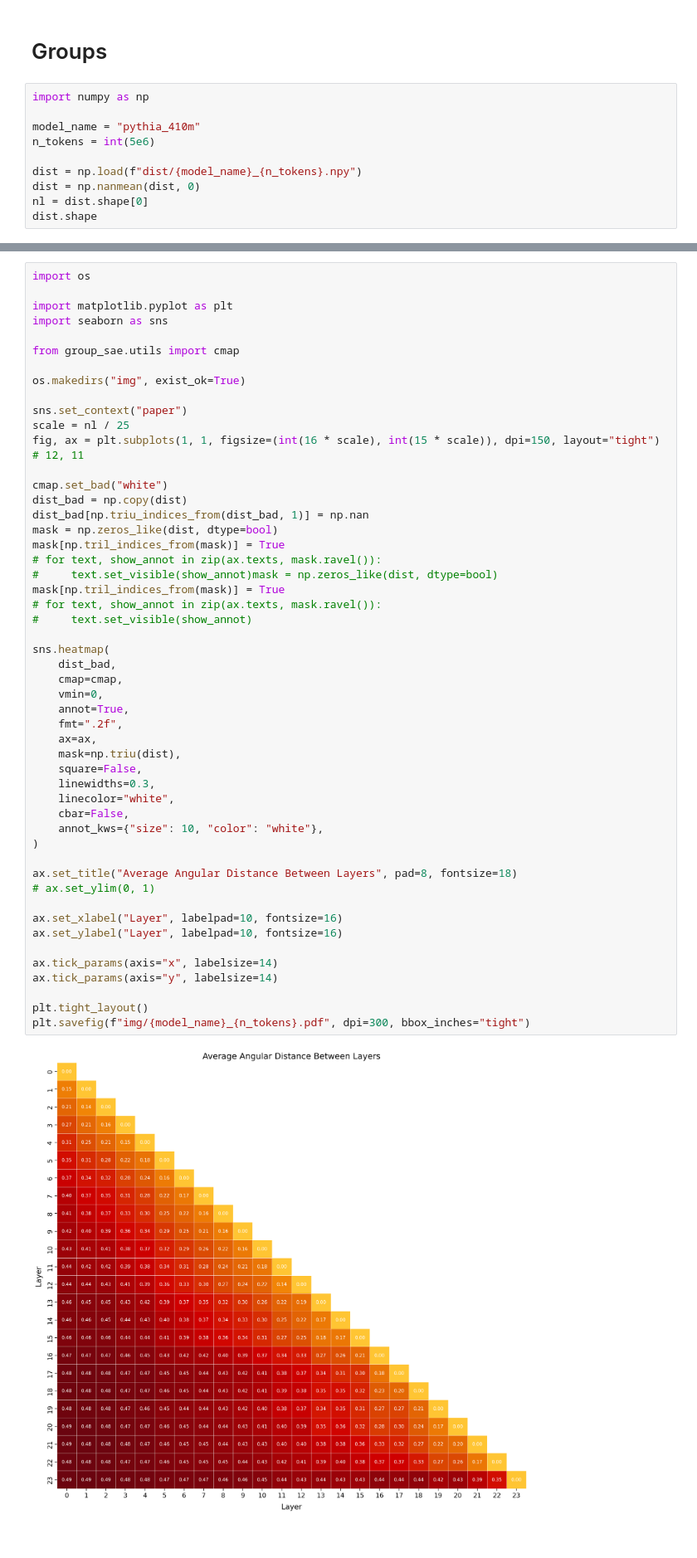
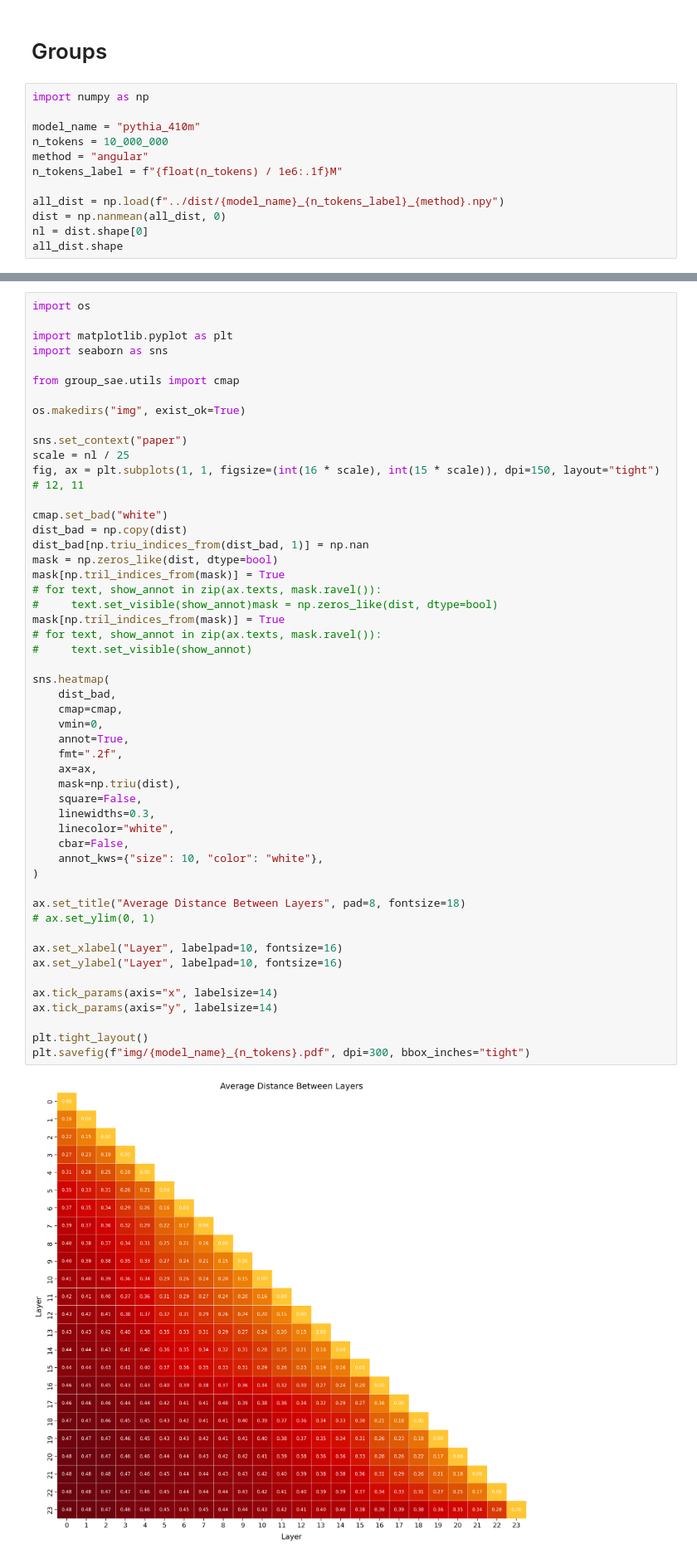
Before and after one commit to ghidav/group-sae, a Jupyter notebook: groups/plots.ipynb, the cells around one changed output, grey strips where cells are left out. Shown at 83% size. Cells and saved outputs as stored; diff of their text form.

Commit message:
Distances + CKA

```diff
--- a/groups/plots.ipynb
+++ b/groups/plots.ipynb
@@ -4,10 +4,12 @@
 import numpy as np
 
 model_name = "pythia_410m"
-n_tokens = int(5e6)
+n_tokens = 10_000_000
+method = "angular"
+n_tokens_label = f"{float(n_tokens) / 1e6:.1f}M"
 
-dist = np.load(f"dist/{model_name}_{n_tokens}.npy")
-dist = np.nanmean(dist, 0)
+all_dist = np.load(f"../dist/{model_name}_{n_tokens_label}_{method}.npy")
+dist = np.nanmean(all_dist, 0)
 nl = dist.shape[0]
-dist.shape
+all_dist.shape
 # %% [output]
@@ -36,35 +38,35 @@ mask[np.tril_indices_from(mask)] = True
 mask[np.tril_indices_from(mask)] = True
 # for text, show_annot in zip(ax.texts, mask.ravel()):
 #     text.set_visible(show_annot)
 
 sns.heatmap(
     dist_bad,
     cmap=cmap,
     vmin=0,
     annot=True,
     fmt=".2f",
     ax=ax,
     mask=np.triu(dist),
     square=False,
     linewidths=0.3,
     linecolor="white",
     cbar=False,
     annot_kws={"size": 10, "color": "white"},
 )
 
-ax.set_title("Average Angular Distance Between Layers", pad=8, fontsize=18)
+ax.set_title("Average Distance Between Layers", pad=8, fontsize=18)
 # ax.set_ylim(0, 1)
 
 ax.set_xlabel("Layer", labelpad=10, fontsize=16)
 ax.set_ylabel("Layer", labelpad=10, fontsize=16)
 
 ax.tick_params(axis="x", labelsize=14)
 ax.tick_params(axis="y", labelsize=14)
 
 plt.tight_layout()
 plt.savefig(f"img/{model_name}_{n_tokens}.pdf", dpi=300, bbox_inches="tight")
 # %% [output]
-[figure, old version]
+[figure, new version]
 # %%
 import json
 
```
Also changed, not shown: parts of 2 cells of this notebook, 3 other files.
